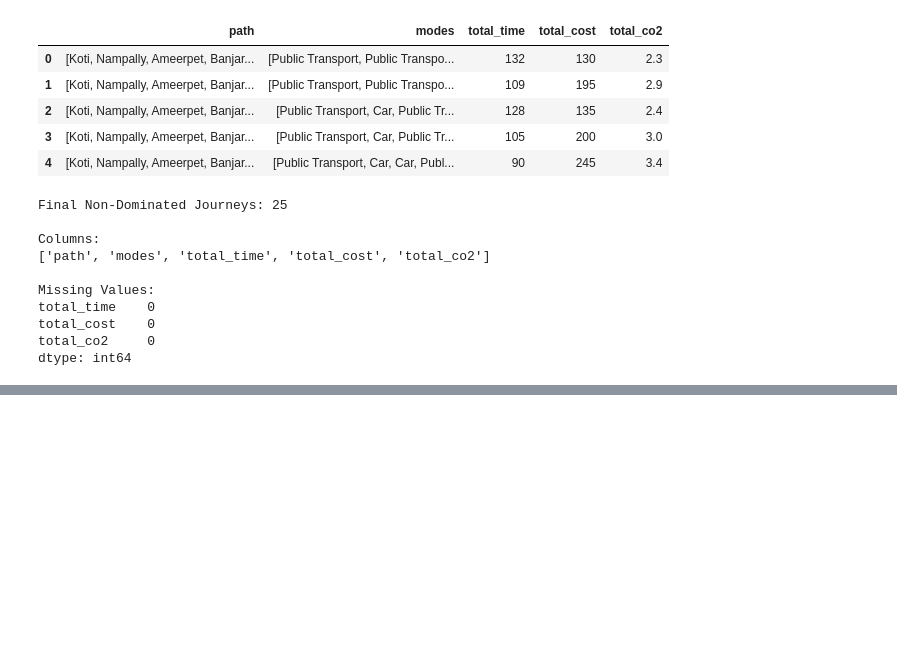
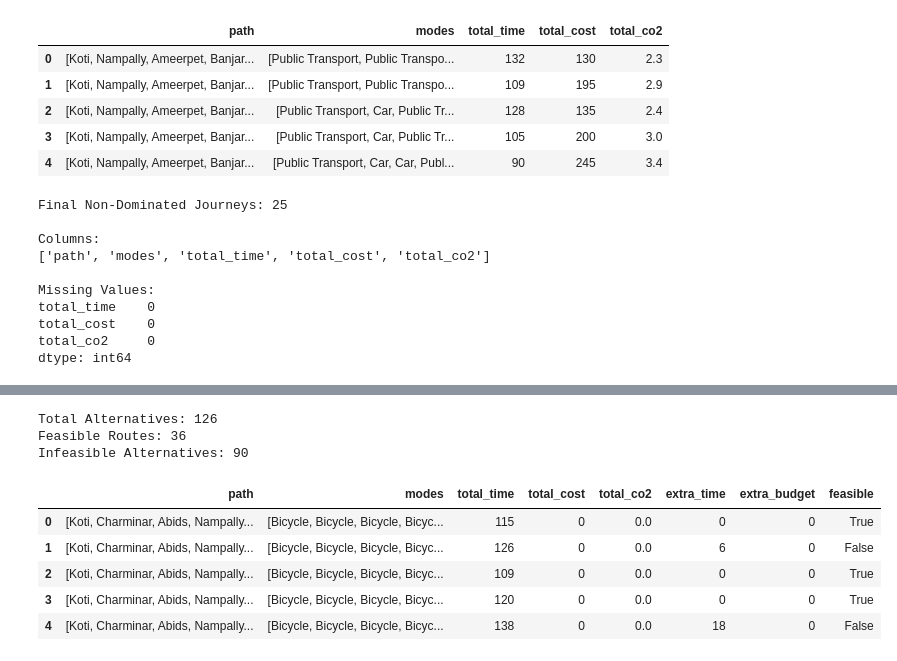
Before and after one commit to thanmai-09/ai-sustainable-multimodal-route-planner, a Jupyter notebook: sustainable_multimodal_route_planner.ipynb, the cells around one changed output, grey strips where cells are left out. Saved outputs shown, nothing was run; the diff lists cells and outputs as text; code cells hidden in the pictures; blank space fills up the shorter version.

Commit message:
Add route recommendation and fallback handling

```diff
--- a/sustainable_multimodal_route_planner.ipynb
+++ b/sustainable_multimodal_route_planner.ipynb
@@ -1393,0 +1593,12 @@ dtype: int64
+# %%
+### Test a No-Feasible-Route Scenario
+
+no_feasible_routes = generate_alternative_routes(
+    source=feasible_paths[0][0],
+    destination=feasible_paths[0][-1],
+    df=df,
+    available_modes=test_available_modes
+)
+
+print("Alternative Journeys:", len(no_feasible_routes))
+no_feasible_routes.head()
@@ -1393,0 +1613,42 @@ dtype: int64
+# %%
+### Calculate how far alternatives are from the user's limits
+
+alternative_routes = no_feasible_routes.copy()
+
+alternative_routes["extra_time"] = (
+    alternative_routes["total_time"] - test_max_time
+).clip(lower=0)
+
+alternative_routes["extra_budget"] = (
+    alternative_routes["total_cost"] - test_max_budget
+).clip(lower=0)
+
+alternative_routes["feasible"] = (
+    (alternative_routes["total_time"] <= test_max_time)
+    &
+    (alternative_routes["total_cost"] <= test_max_budget)
+)
+
+print("Total Alternatives:", len(alternative_routes))
+
+print(
+    "Feasible Routes:",
+    alternative_routes["feasible"].sum()
+)
+
+print(
+    "Infeasible Alternatives:",
+    (~alternative_routes["feasible"]).sum()
+)
+
+alternative_routes.head()
+# %% [output]
+Total Alternatives: 126
+Feasible Routes: 36
+Infeasible Alternatives: 90
+|  | path | modes | total_time | total_cost | total_co2 | extra_time | extra_budget | feasible |
+| 0 | [Koti, Charminar, Abids, Nampally... | [Bicycle, Bicycle, Bicycle, Bicyc... | 115 | 0 | 0.0 | 0 | 0 | True |
+| 1 | [Koti, Charminar, Abids, Nampally... | [Bicycle, Bicycle, Bicycle, Bicyc... | 126 | 0 | 0.0 | 6 | 0 | False |
+| 2 | [Koti, Charminar, Abids, Nampally... | [Bicycle, Bicycle, Bicycle, Bicyc... | 109 | 0 | 0.0 | 0 | 0 | True |
+| 3 | [Koti, Charminar, Abids, Nampally... | [Bicycle, Bicycle, Bicycle, Bicyc... | 120 | 0 | 0.0 | 0 | 0 | True |
+| 4 | [Koti, Charminar, Abids, Nampally... | [Bicycle, Bicycle, Bicycle, Bicyc... | 138 | 0 | 0.0 | 18 | 0 | False |
```
Also changed, not shown: parts of 19 cells of this notebook.
